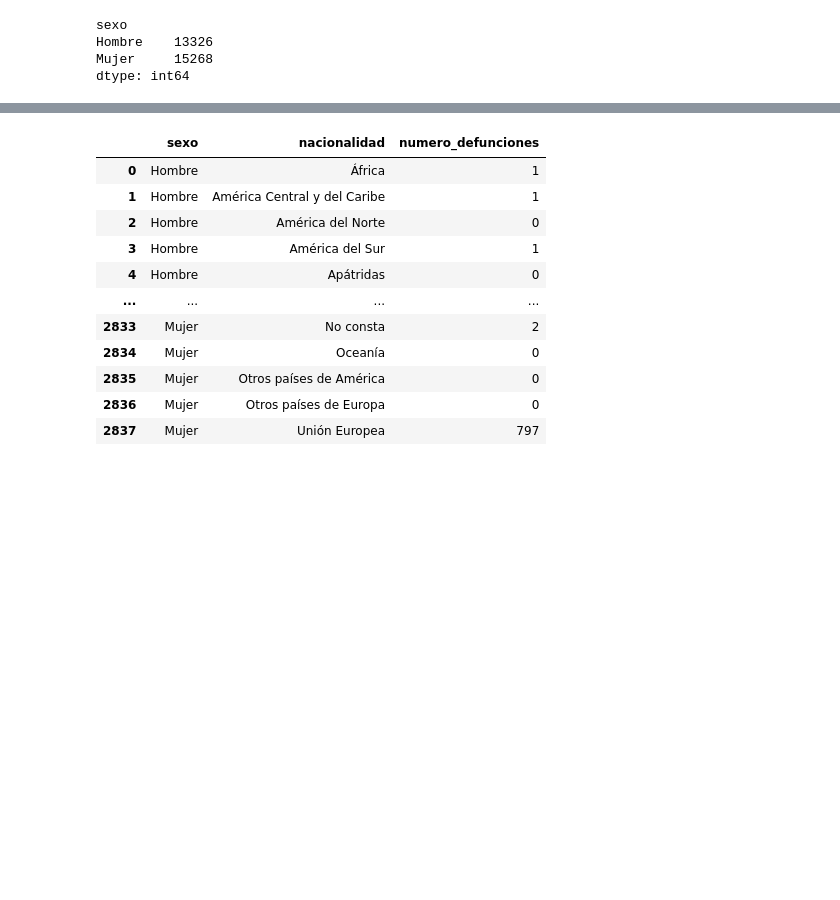
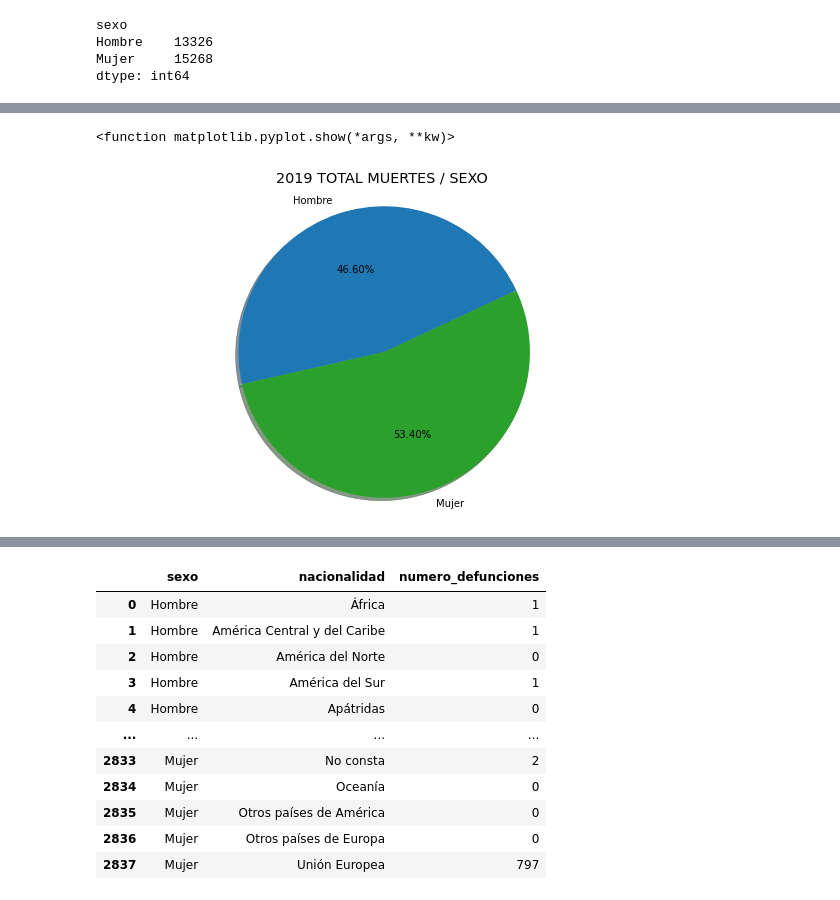
Before and after one commit to JMGONB/DS_0620, a Jupyter notebook: mi_proyecto_agosto/src/utils/project_age.ipynb, the cells around one changed output, grey strips where cells are left out. Cells and saved outputs as stored; diff of their text form; code cells hidden in the pictures; blank space fills up the shorter version.

```diff
--- a/mi_proyecto_agosto/src/utils/project_age.ipynb
+++ b/mi_proyecto_agosto/src/utils/project_age.ipynb
@@ -90,3 +99,17 @@ plt.show()
+# %%
+from matplotlib import pyplot
+plt.figure(figsize=(10,6))
+sexo=("Hombre","Mujer")
+porcentaje_sexo=def_age2
+colores=["#1f77b4","#2ca02c"]
+desfase=(0.0,0.0)
+pyplot.pie(porcentaje_sexo,labels=sexo,colors=colores,autopct="%1.2f%%",shadow=True,startangle=25,explode=desfase)
+pyplot.axis("equal")
+pyplot.title("2019 TOTAL MUERTES / SEXO")
+pyplot.show
+# %% [output]
+<function matplotlib.pyplot.show(*args, **kw)>
+[figure, added]
 # %%
 name2="defunc_nac.csv"
 # %%
```
Also changed, not shown: parts of 4 cells of this notebook, 2 other files.
